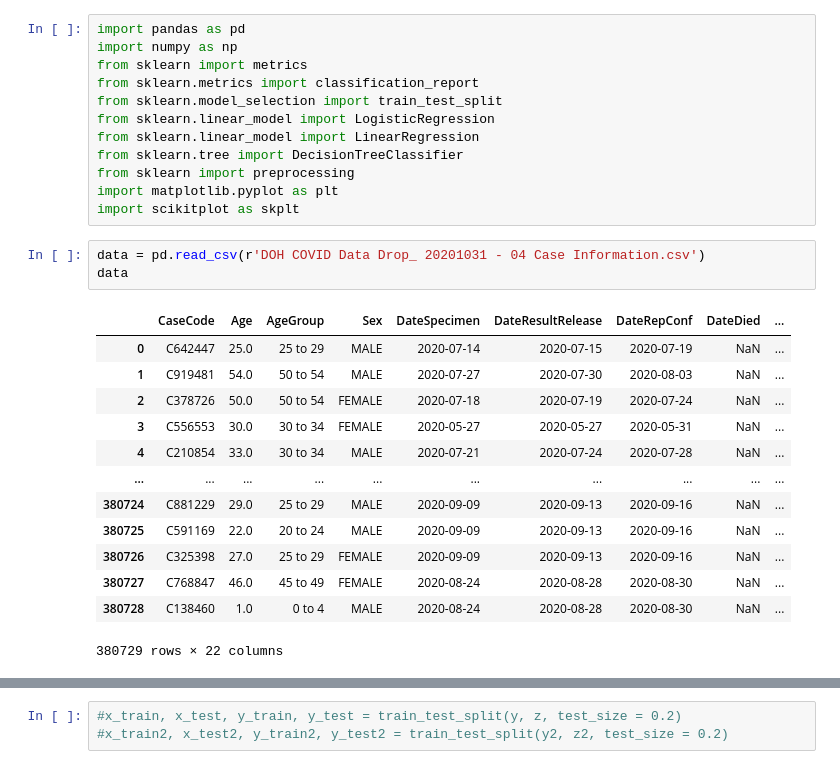
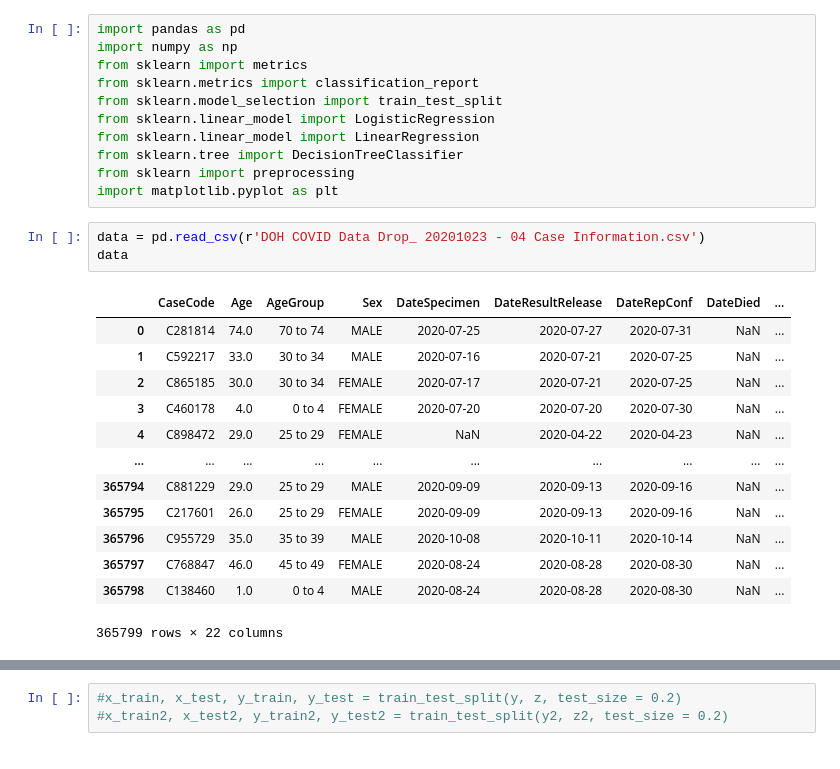
Before and after one commit to rjPajaro/COVID-Mining, a Jupyter notebook: Data-Mining-Project.ipynb, the cells around one changed output, grey strips where cells are left out. Drawn from its saved outputs; the diff is of its cells as text.

```diff
--- a/Data-Mining-Project.ipynb
+++ b/Data-Mining-Project.ipynb
@@ -9,22 +9,21 @@ from sklearn.linear_model import LinearRegression
 from sklearn.tree import DecisionTreeClassifier
 from sklearn import preprocessing
 import matplotlib.pyplot as plt
-import scikitplot as skplt
 # %%
-data = pd.read_csv(r'DOH COVID Data Drop_ 20201031 - 04 Case Information.csv')
+data = pd.read_csv(r'DOH COVID Data Drop_ 20201023 - 04 Case Information.csv')
 data
 # %% [output]
 |  | CaseCode | Age | AgeGroup | Sex | DateSpecimen | DateResultRelease | DateRepConf | DateDied | ... |
-| 0 | C642447 | 25.0 | 25 to 29 | MALE | 2020-07-14 | 2020-07-15 | 2020-07-19 | NaN | ... |
-| 1 | C919481 | 54.0 | 50 to 54 | MALE | 2020-07-27 | 2020-07-30 | 2020-08-03 | NaN | ... |
-| 2 | C378726 | 50.0 | 50 to 54 | FEMALE | 2020-07-18 | 2020-07-19 | 2020-07-24 | NaN | ... |
-| 3 | C556553 | 30.0 | 30 to 34 | FEMALE | 2020-05-27 | 2020-05-27 | 2020-05-31 | NaN | ... |
-| 4 | C210854 | 33.0 | 30 to 34 | MALE | 2020-07-21 | 2020-07-24 | 2020-07-28 | NaN | ... |
+| 0 | C281814 | 74.0 | 70 to 74 | MALE | 2020-07-25 | 2020-07-27 | 2020-07-31 | NaN | ... |
+| 1 | C592217 | 33.0 | 30 to 34 | MALE | 2020-07-16 | 2020-07-21 | 2020-07-25 | NaN | ... |
+| 2 | C865185 | 30.0 | 30 to 34 | FEMALE | 2020-07-17 | 2020-07-21 | 2020-07-25 | NaN | ... |
+| 3 | C460178 | 4.0 | 0 to 4 | FEMALE | 2020-07-20 | 2020-07-20 | 2020-07-30 | NaN | ... |
+| 4 | C898472 | 29.0 | 25 to 29 | FEMALE | NaN | 2020-04-22 | 2020-04-23 | NaN | ... |
 | ... | ... | ... | ... | ... | ... | ... | ... | ... | ... |
-| 380724 | C881229 | 29.0 | 25 to 29 | MALE | 2020-09-09 | 2020-09-13 | 2020-09-16 | NaN | ... |
-| 380725 | C591169 | 22.0 | 20 to 24 | MALE | 2020-09-09 | 2020-09-13 | 2020-09-16 | NaN | ... |
-| 380726 | C325398 | 27.0 | 25 to 29 | FEMALE | 2020-09-09 | 2020-09-13 | 2020-09-16 | NaN | ... |
-| 380727 | C768847 | 46.0 | 45 to 49 | FEMALE | 2020-08-24 | 2020-08-28 | 2020-08-30 | NaN | ... |
-| 380728 | C138460 | 1.0 | 0 to 4 | MALE | 2020-08-24 | 2020-08-28 | 2020-08-30 | NaN | ... |
+| 365794 | C881229 | 29.0 | 25 to 29 | MALE | 2020-09-09 | 2020-09-13 | 2020-09-16 | NaN | ... |
+| 365795 | C217601 | 26.0 | 25 to 29 | FEMALE | 2020-09-09 | 2020-09-13 | 2020-09-16 | NaN | ... |
+| 365796 | C955729 | 35.0 | 35 to 39 | MALE | 2020-10-08 | 2020-10-11 | 2020-10-14 | NaN | ... |
+| 365797 | C768847 | 46.0 | 45 to 49 | FEMALE | 2020-08-24 | 2020-08-28 | 2020-08-30 | NaN | ... |
+| 365798 | C138460 | 1.0 | 0 to 4 | MALE | 2020-08-24 | 2020-08-28 | 2020-08-30 | NaN | ... |
-380729 rows × 22 columns
+365799 rows × 22 columns
 # %%
```
Also changed, not shown: parts of 30 cells of this notebook.
